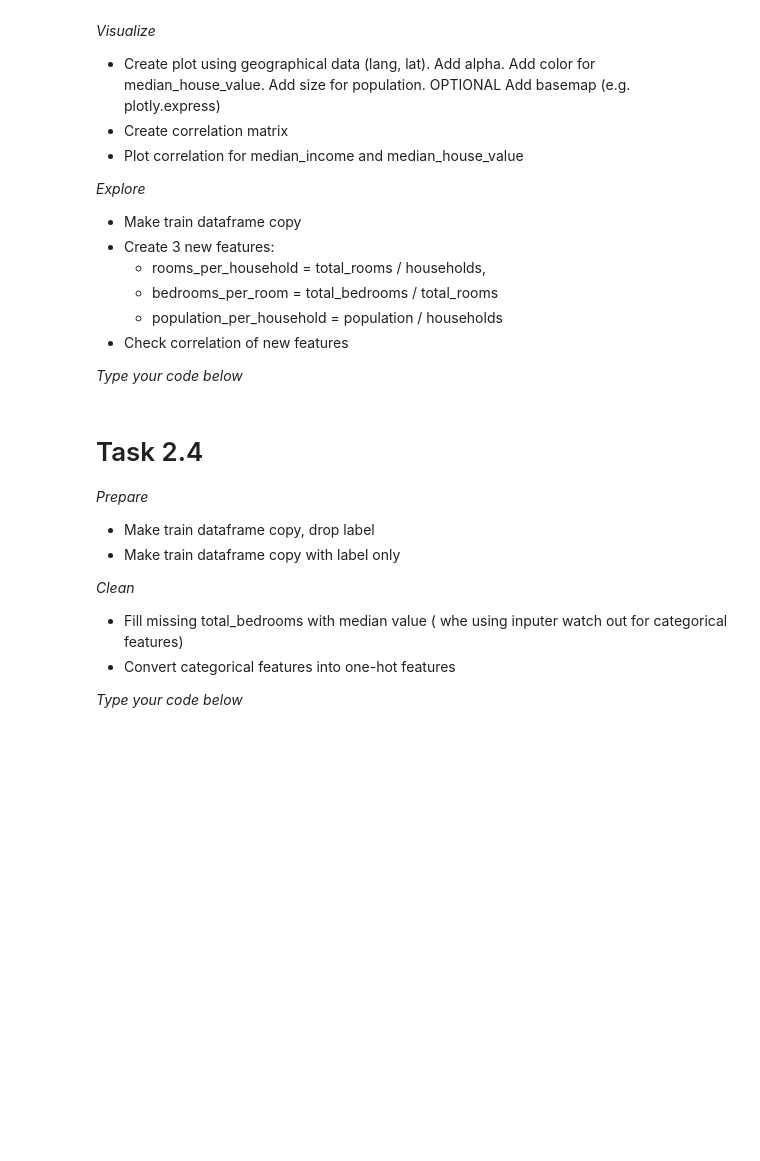
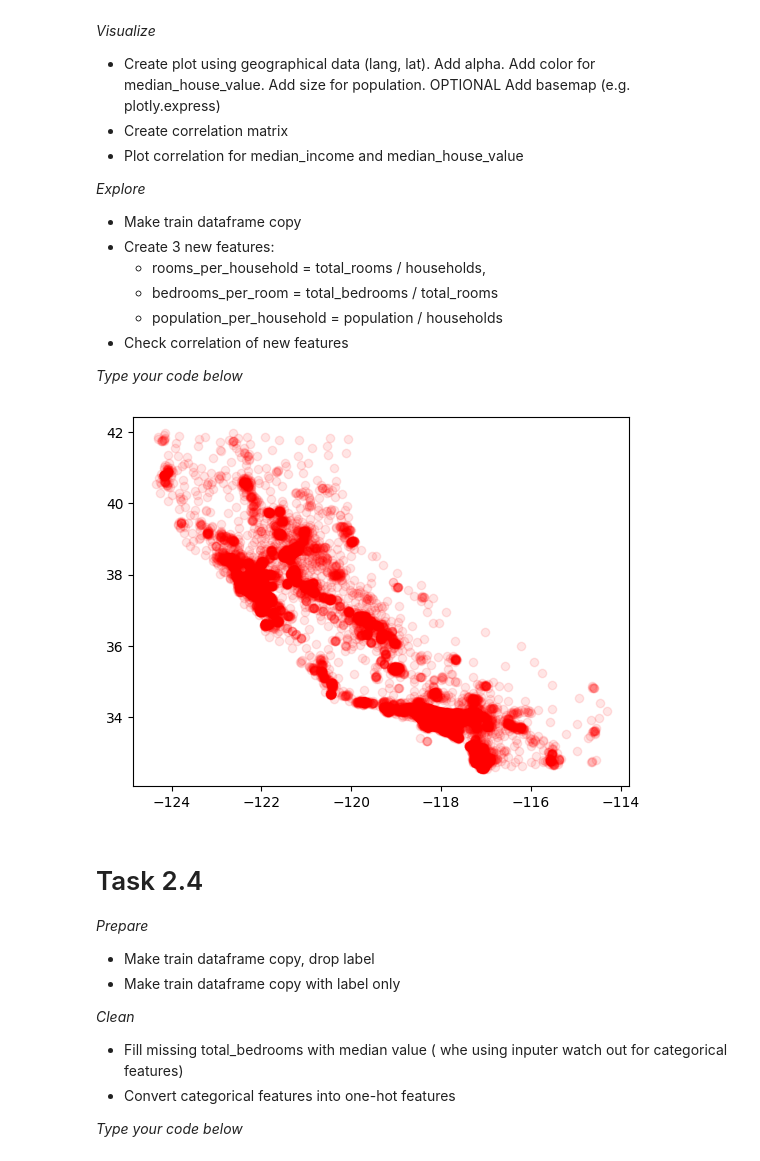
Before and after one commit to CaptainREX4/Uczenie-maszynowe-2026, a Jupyter notebook: 02_housing.ipynb, the cells around one changed output. Drawn from its saved outputs; the diff is of its cells as text; code cells hidden in the pictures; blank space fills up the shorter version.

```diff
--- a/02_housing.ipynb
+++ b/02_housing.ipynb
@@ -23,3 +53,19 @@ _Create train / test split (80/20)_
 
 
 _Type your code below_
+# %%
+from sklearn.model_selection import train_test_split
+
+# random split
+train_set, test_set = train_test_split(housing, test_size=0.2)
+
+train_set.describe()
+test_set.describe()
+
+# stratifed split
+housing['median_income_categories'] = pd.cut(housing['median_income'], bins=[0, 3, 6, 9, 12, np.inf])
+
+strat_train_set, strat_test_set = train_test_split(
+    housing, test_size=0.2, stratify = housing['median_income_categories']
+)
+housing['median_income_categories'].value_counts()
@@ -39,6 +94,11 @@ _Explore_
 - Check correlation of new features
 
 _Type your code below_
+# %%
+plt.plot(housing['longitude'], housing['latitude'], 'ro', alpha=0.1)
+plt.show()
+# %% [output]
+[figure, added]
 # %% [markdown]
 # Task 2.4
 _Prepare_
```
Also changed, not shown: parts of 2 cells of this notebook.
